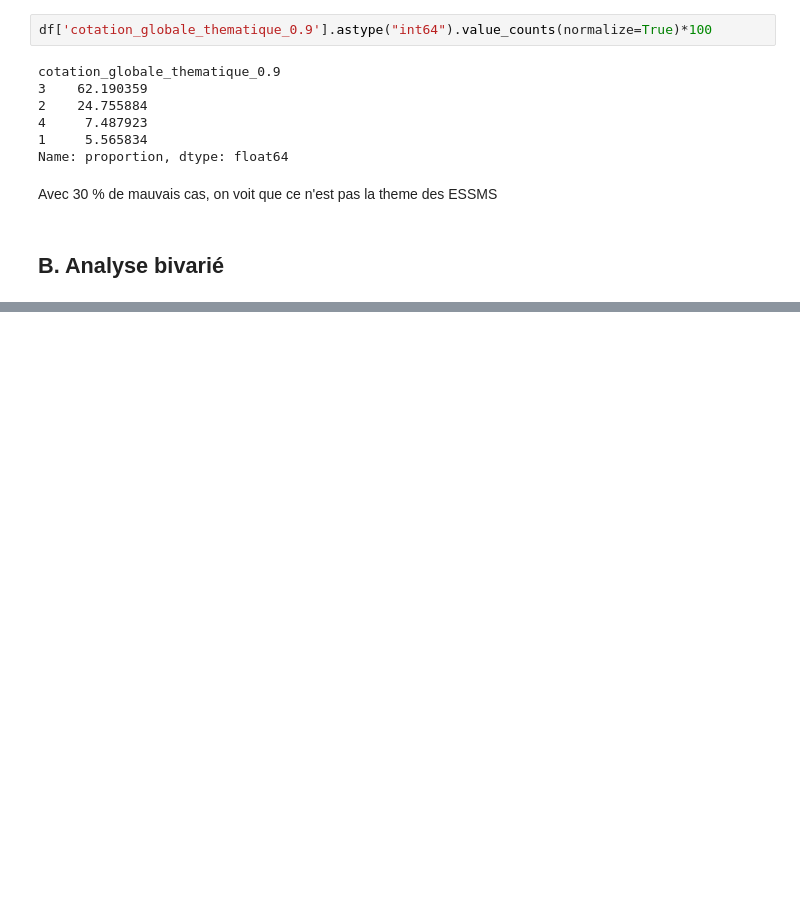
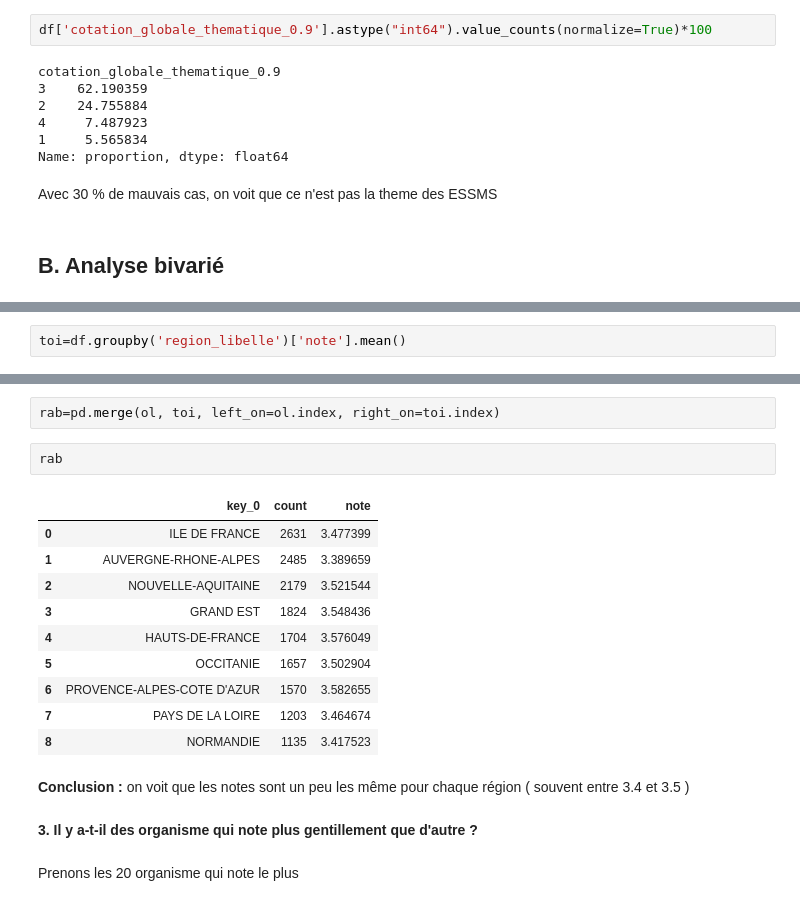
Before and after one commit to steeve91600/Analyse_de_donnes_et_Machine_learning_ESSMS, a Jupyter notebook: Médicale_ESSMS.ipynb, the cells around one changed output, grey strips where cells are left out. Drawn from its saved outputs; the diff is of its cells as text; blank space fills up the shorter version.

```diff
--- a/Médicale_ESSMS.ipynb
+++ b/Médicale_ESSMS.ipynb
@@ -972,0 +995,2 @@ Avec 30 % de mauvais cas, on voit que ce n'est pas la theme des ESSMS
+# %%
+toi=df.groupby('region_libelle')['note'].mean()
@@ -972,0 +1049,21 @@ Avec 30 % de mauvais cas, on voit que ce n'est pas la theme des ESSMS
+# %%
+rab=pd.merge(ol, toi, left_on=ol.index, right_on=toi.index)
+# %%
+rab
+# %% [output]
+|  | key_0 | count | note |
+| 0 | ILE DE FRANCE | 2631 | 3.477399 |
+| 1 | AUVERGNE-RHONE-ALPES | 2485 | 3.389659 |
+| 2 | NOUVELLE-AQUITAINE | 2179 | 3.521544 |
+| 3 | GRAND EST | 1824 | 3.548436 |
+| 4 | HAUTS-DE-FRANCE | 1704 | 3.576049 |
+| 5 | OCCITANIE | 1657 | 3.502904 |
+| 6 | PROVENCE-ALPES-COTE D'AZUR | 1570 | 3.582655 |
+| 7 | PAYS DE LA LOIRE | 1203 | 3.464674 |
+| 8 | NORMANDIE | 1135 | 3.417523 |
+# %% [markdown]
+**Conclusion :** on voit que les notes sont un peu les même pour chaque région ( souvent entre 3.4 et 3.5 )
+# %% [markdown]
+**3. Il y a-t-il des organisme qui note plus gentillement que d'autre ?**
+# %% [markdown]
+Prenons les 20 organisme qui note le plus
```
Also changed, not shown: parts of 19 cells of this notebook.
